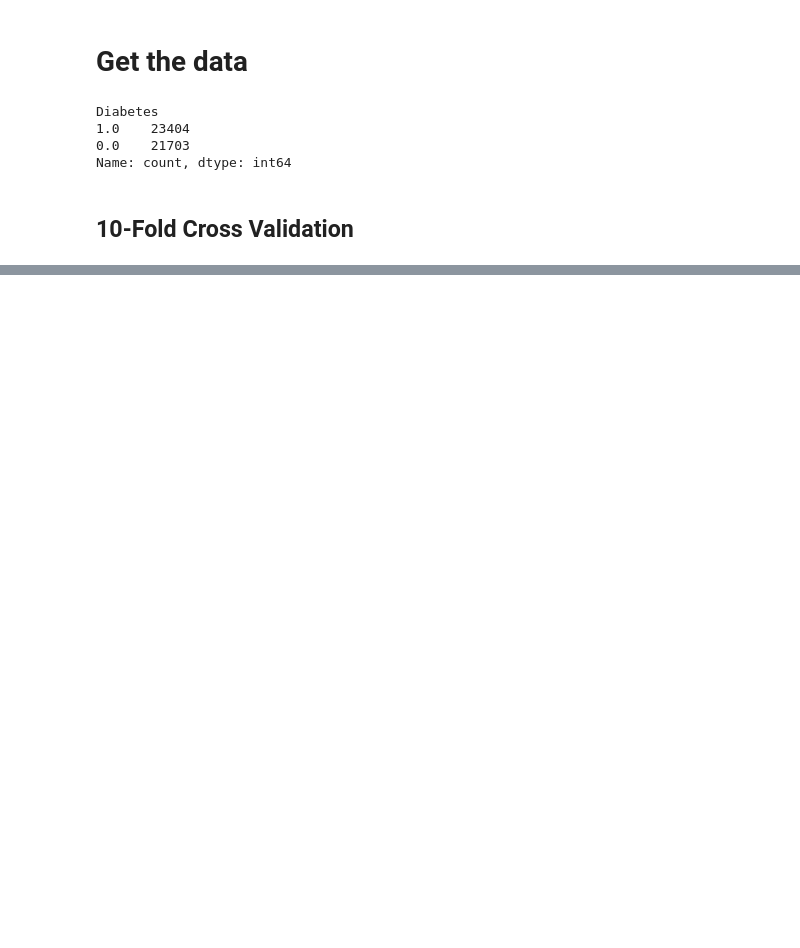
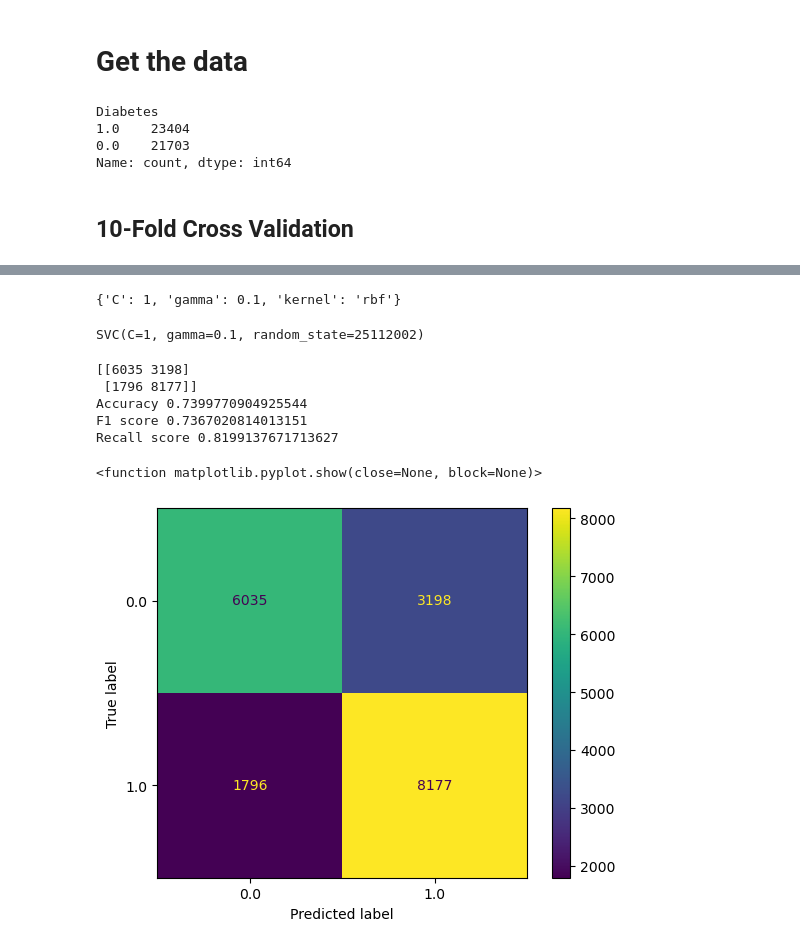
Before and after one commit to jpmbrito123/DAA, a Jupyter notebook: nossodataset/SupportVectorMachine.ipynb, the cells around one changed output, grey strips where cells are left out. Cells and saved outputs as stored; diff of their text form; code cells hidden in the pictures; blank space fills up the shorter version.

```diff
--- a/nossodataset/SupportVectorMachine.ipynb
+++ b/nossodataset/SupportVectorMachine.ipynb
@@ -40,0 +62,4 @@ NameError: name 'A' is not defined
+# %%
+param_grid = {'C':[0.1,1,10,100],'gamma':[1,0.1,0.01],'kernel':['rbf']}
+grid = GridSearchCV(SVC(random_state=25112002),param_grid,refit=True,verbose=3,cv=2)
+grid.fit(X_train,np.ravel(y_train))
@@ -40,0 +88,27 @@ NameError: name 'A' is not defined
+# %%
+grid.best_params_
+# %% [output]
+{'C': 1, 'gamma': 0.1, 'kernel': 'rbf'}
+# %%
+grid.best_estimator_
+# %% [output]
+SVC(C=1, gamma=0.1, random_state=25112002)
+# %%
+predictions= grid.best_estimator_.predict(X_test)
+# %%
+print(confusion_matrix(y_test,predictions))
+print('Accuracy',metrics.accuracy_score(y_test,predictions))
+print('F1 score',f1_score(y_test,predictions, average='macro'))
+print('Recall score',recall_score(y_test,predictions))
+# %% [output]
+[[6035 3198]
+ [1796 8177]]
+Accuracy 0.7399770904925544
+F1 score 0.7367020814013151
+Recall score 0.8199137671713627
+# %%
+ConfusionMatrixDisplay.from_predictions(y_test, predictions)
+plt.show
+# %% [output]
+<function matplotlib.pyplot.show(close=None, block=None)>
+[figure, added]
```
Also changed, not shown: parts of 8 cells of this notebook, 1 other file.
